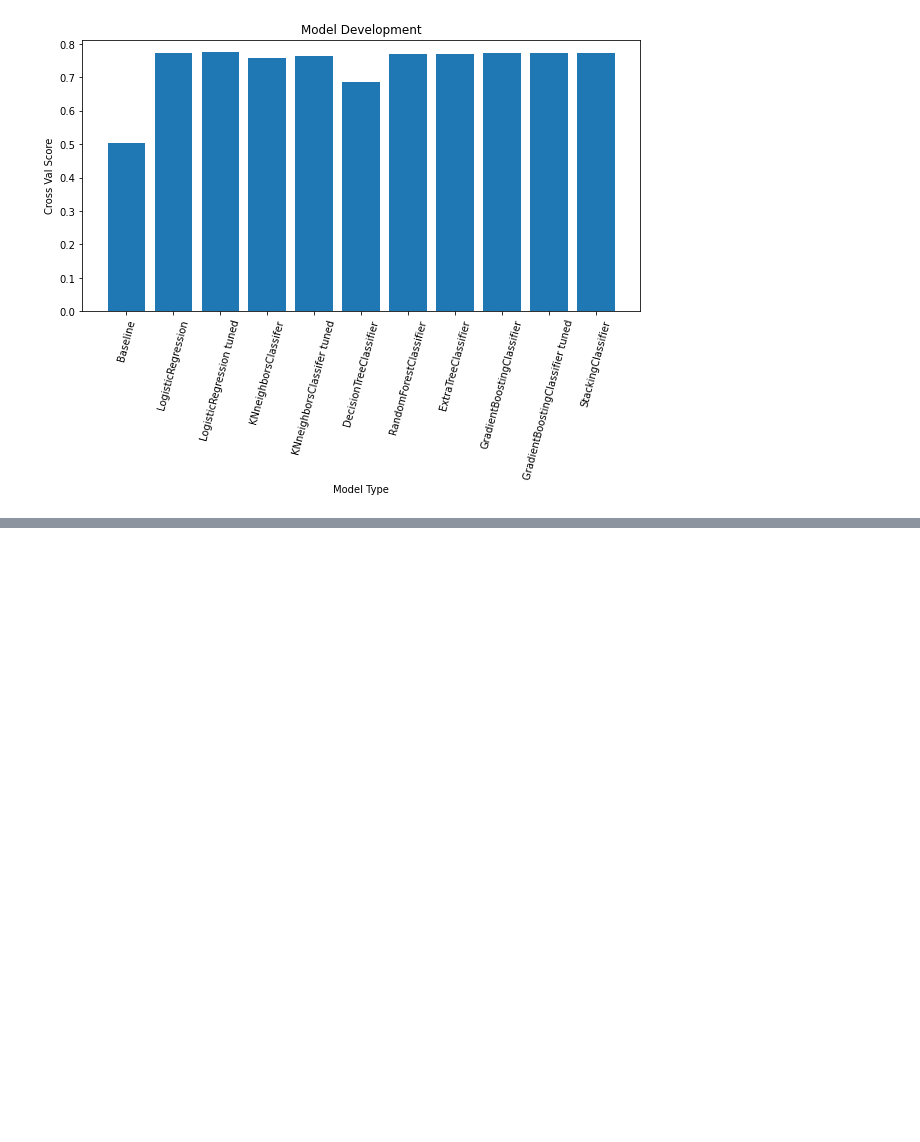
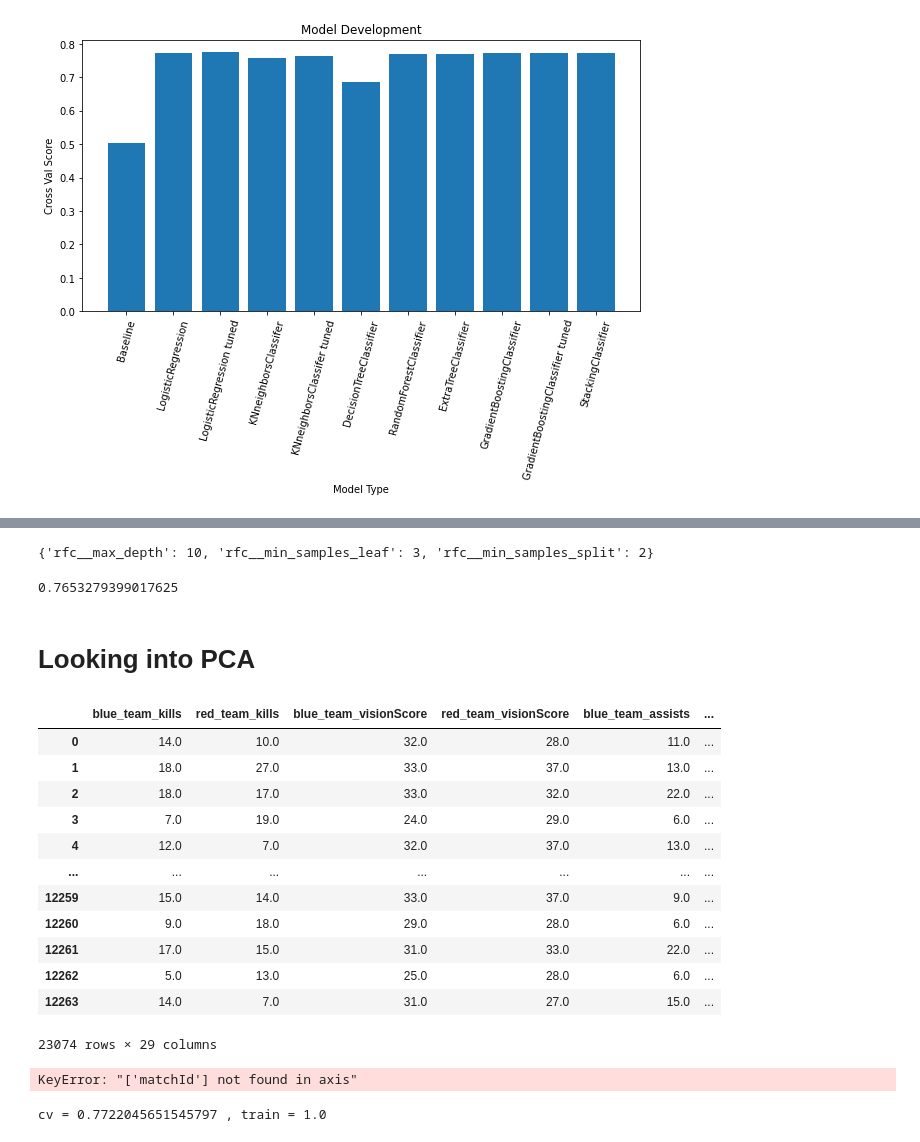
Before and after one commit to KyleWeesner/Catpstone-League_of_Legends_Win_Predictor, a Jupyter notebook: Untitled_Folder/Modeling.ipynb, the cells around one changed output, grey strips where cells are left out. Cells and saved outputs as stored; diff of their text form; code cells hidden in the pictures; blank space fills up the shorter version.

```diff
--- a/Untitled Folder/Modeling.ipynb
+++ b/Untitled_Folder/Modeling.ipynb
@@ -522,0 +526,3 @@ for col in list(abs(heatmap_df.corr().columns)):
+# %%
+df = pd.read_csv('../data/full.csv', index_col=0)
+df.head()
@@ -522,0 +622,10 @@ for col in list(abs(heatmap_df.corr().columns)):
+# %%
+rfc_gs.best_params_
+# %% [output]
+{'rfc__max_depth': 10, 'rfc__min_samples_leaf': 3, 'rfc__min_samples_split': 2}
+# %%
+rfc_gs.best_score_
+# %% [output]
+0.7653279399017625
+# %% [markdown]
+# Looking into PCA
@@ -522,0 +634,23 @@ for col in list(abs(heatmap_df.corr().columns)):
+# %%
+df
+# %% [output]
+|  | blue_team_kills | red_team_kills | blue_team_visionScore | red_team_visionScore | blue_team_assists | ... |
+| 0 | 14.0 | 10.0 | 32.0 | 28.0 | 11.0 | ... |
+| 1 | 18.0 | 27.0 | 33.0 | 37.0 | 13.0 | ... |
+| 2 | 18.0 | 17.0 | 33.0 | 32.0 | 22.0 | ... |
+| 3 | 7.0 | 19.0 | 24.0 | 29.0 | 6.0 | ... |
+| 4 | 12.0 | 7.0 | 32.0 | 37.0 | 13.0 | ... |
+| ... | ... | ... | ... | ... | ... | ... |
+| 12259 | 15.0 | 14.0 | 33.0 | 37.0 | 9.0 | ... |
+| 12260 | 9.0 | 18.0 | 29.0 | 28.0 | 6.0 | ... |
+| 12261 | 17.0 | 15.0 | 31.0 | 33.0 | 22.0 | ... |
+| 12262 | 5.0 | 13.0 | 25.0 | 28.0 | 6.0 | ... |
+| 12263 | 14.0 | 7.0 | 31.0 | 27.0 | 15.0 | ... |
+23074 rows × 29 columns
+# %%
+X = df.drop(columns=['win','matchId'])
+y = df.win #isolating the target
+
+X_train, X_test, y_train, y_test = train_test_split(X, y, random_state=3) #performing train test split
+# %% [output]
+KeyError: "['matchId'] not found in axis"
@@ -522,0 +680,9 @@ for col in list(abs(heatmap_df.corr().columns)):
+# %%
+pipe_rfc1= Pipeline(steps=[('ss',subpipe_ss),
+                           ('pca', subpipe_pca),
+                            ('rfc',RandomForestClassifier(random_state=3))])
+
+pipe_rfc1.fit(X_train, y_train)
+print(f'cv = {cross_val_score(pipe_rfc1, X_train, y_train).mean()} , train = {pipe_rfc1.score(X_train, y_train)}')
+# %% [output]
+cv = 0.7722045651545797 , train = 1.0
```
Also changed, not shown: parts of 31 cells of this notebook, 6 other files.
